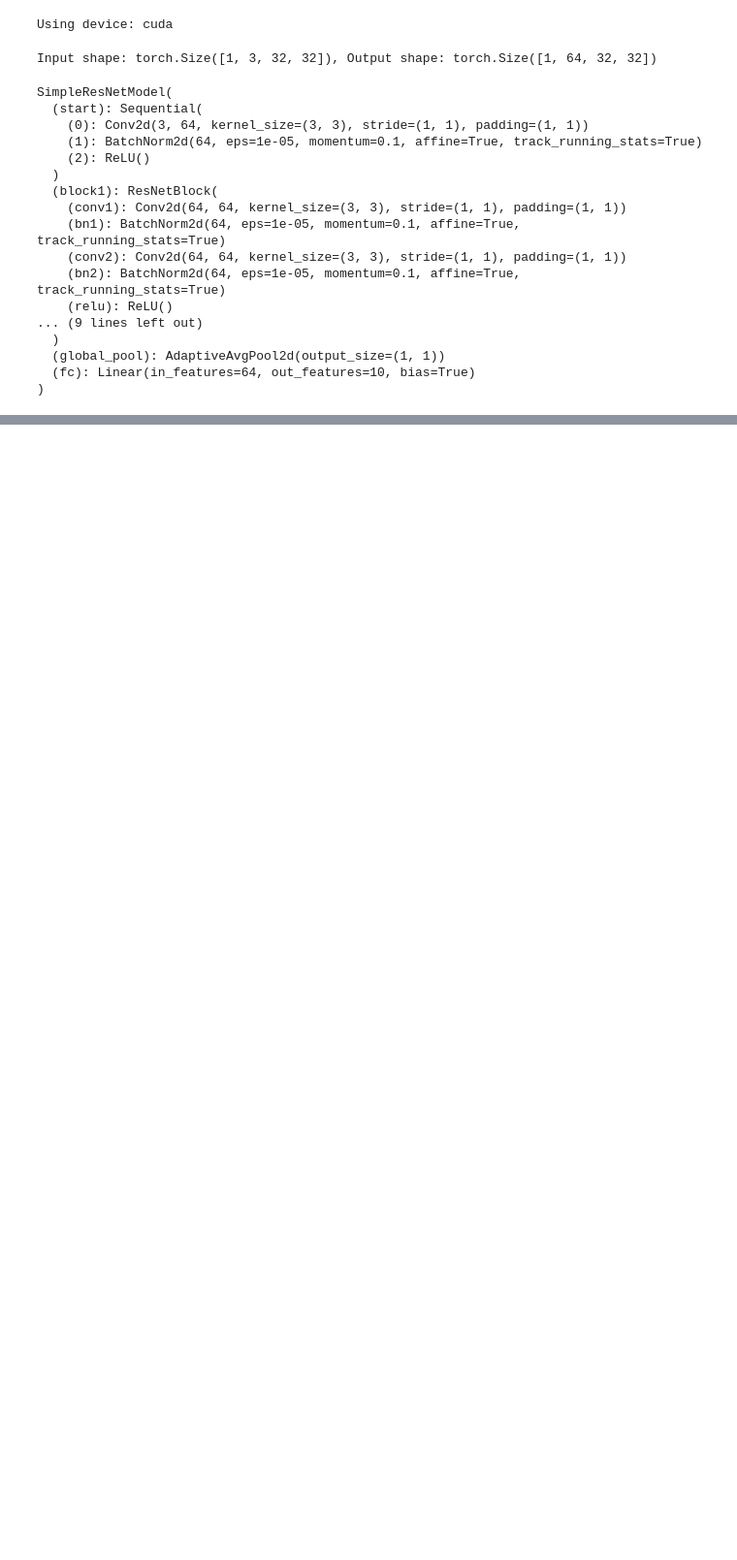
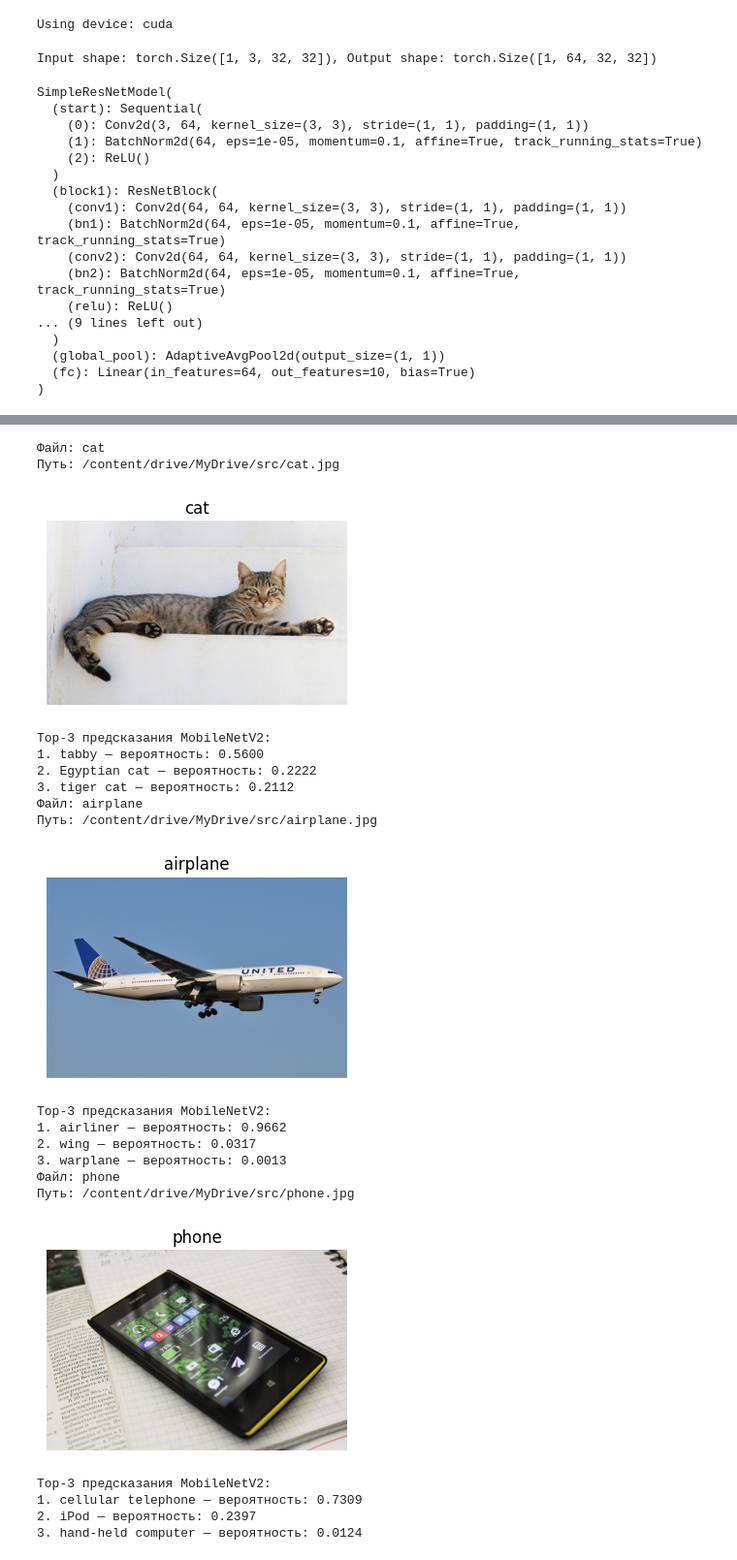
Before and after one commit to Andasbek/rbk_ml_and_de, a Jupyter notebook: ML4/task_4_with_pytorch.ipynb, the cells around one changed output, grey strips where cells are left out. Shown at 97% size. Saved outputs shown, nothing was run; the diff lists cells and outputs as text; code cells hidden in the pictures; blank space fills up the shorter version.

```diff
--- a/ML4/task_4_with_pytorch.ipynb
+++ b/ML4/task_4_with_pytorch.ipynb
@@ -108,0 +121,6 @@ print("Размер выхода:", output.shape)
+# %%
+weights = models.MobileNet_V2_Weights.IMAGENET1K_V1
+imagenet_classes = weights.meta["categories"]
+
+print("Количество классов ImageNet:", len(imagenet_classes))
+print("Первые 10 классов:", imagenet_classes[:10])
@@ -108,0 +130,4 @@ print("Размер выхода:", output.shape)
+# %%
+preprocess = weights.transforms()
+
+print(preprocess)
@@ -108,0 +142,57 @@ print("Размер выхода:", output.shape)
+# %%
+def load_and_prepare_image(img_path):
+    img = Image.open(img_path).convert("RGB")
+    input_tensor = preprocess(img)
+    input_batch = input_tensor.unsqueeze(0)
+    return img, input_batch
+# %%
+for image_name, img_path in image_paths.items():
+    print("Файл:", image_name)
+    print("Путь:", img_path)
+    if not os.path.exists(img_path):
+        print("Файл не найден. Проверь путь и название файла.")
+        continue
+    original_img, input_batch = load_and_prepare_image(img_path)
+    input_batch = input_batch.to(DEVICE)
+    plt.figure(figsize=(4, 4))
+    plt.imshow(original_img)
+    plt.axis("off")
+    plt.title(image_name)
+    plt.show()
+    with torch.no_grad():
+        outputs = mobilenet_model(input_batch)
+
+        probabilities = F.softmax(outputs[0], dim=0)
+
+        top3_probabilities, top3_indices = torch.topk(probabilities, 3)
+
+    print("Top-3 предсказания MobileNetV2:")
+
+    for i in range(3):
+        class_index = top3_indices[i].item()
+        class_name = imagenet_classes[class_index]
+        probability = top3_probabilities[i].item()
+
+        print(f"{i + 1}. {class_name} — вероятность: {probability:.4f}")
+# %% [output]
+Файл: cat
+Путь: /content/drive/MyDrive/src/cat.jpg
+[figure, added]
+Top-3 предсказания MobileNetV2:
+1. tabby — вероятность: 0.5600
+2. Egyptian cat — вероятность: 0.2222
+3. tiger cat — вероятность: 0.2112
+Файл: airplane
+Путь: /content/drive/MyDrive/src/airplane.jpg
+[figure, added]
+Top-3 предсказания MobileNetV2:
+1. airliner — вероятность: 0.9662
+2. wing — вероятность: 0.0317
+3. warplane — вероятность: 0.0013
+Файл: phone
+Путь: /content/drive/MyDrive/src/phone.jpg
+[figure, added]
+Top-3 предсказания MobileNetV2:
+1. cellular telephone — вероятность: 0.7309
+2. iPod — вероятность: 0.2397
+3. hand-held computer — вероятность: 0.0124
```
Also changed, not shown: parts of 6 cells of this notebook.
